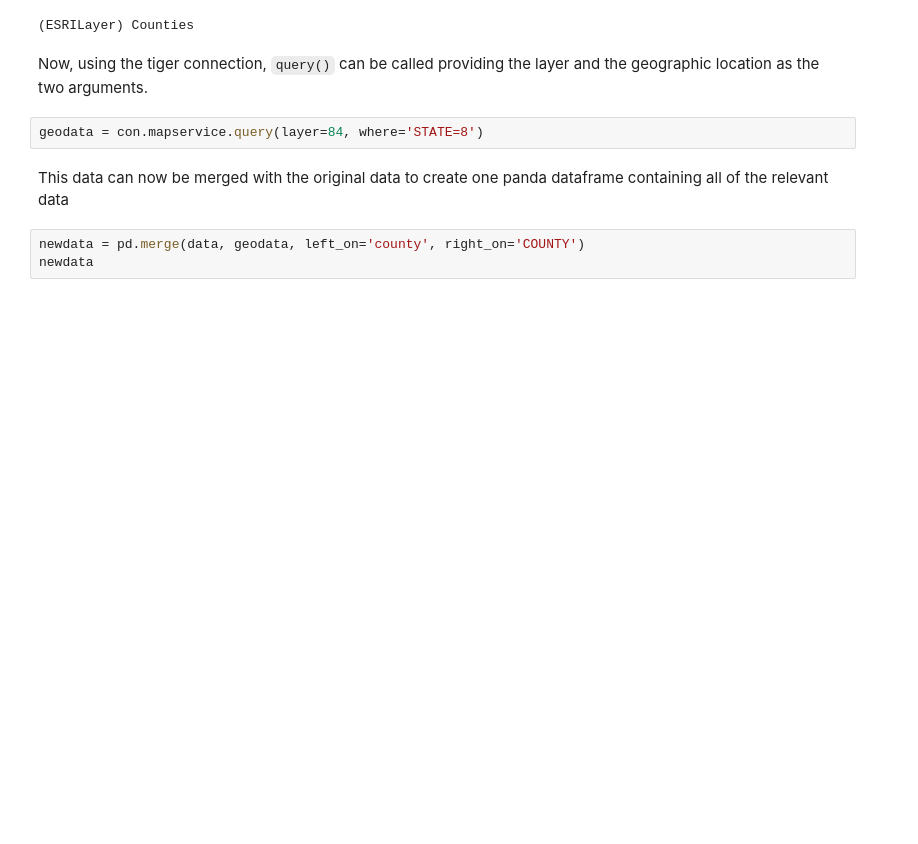
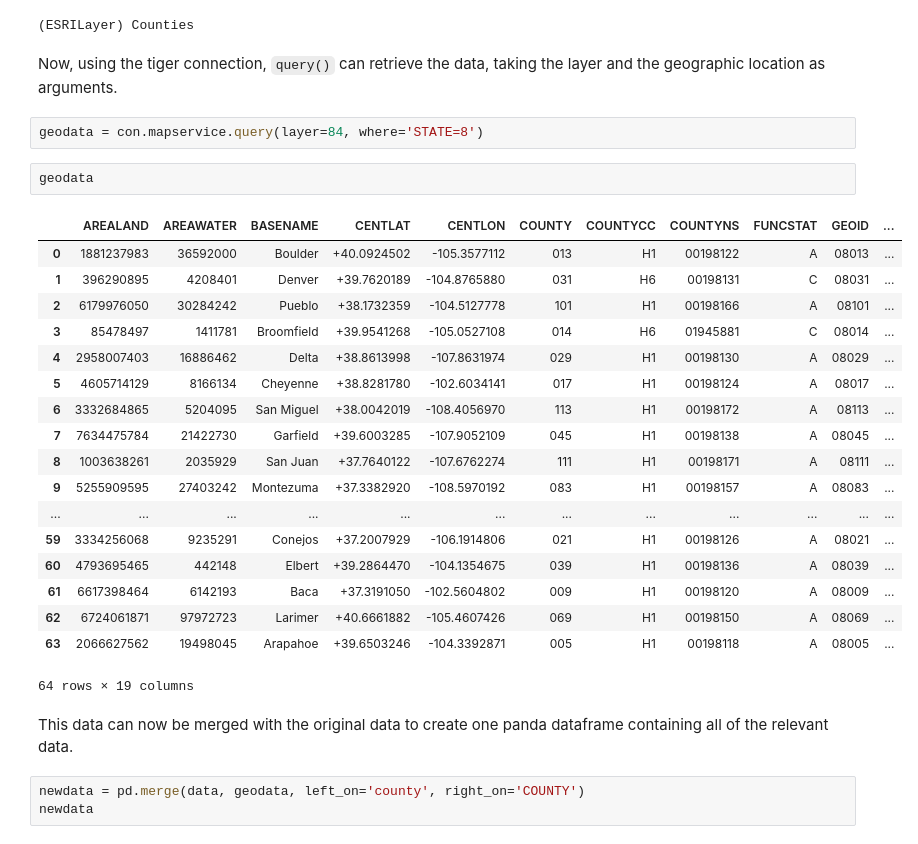
Before and after one commit to earthlab/tutorials, a Jupyter notebook: python/acquire_census_data.ipynb, the cells around one changed output. Saved outputs shown, nothing was run; the diff lists cells and outputs as text; blank space fills up the shorter version.

```diff
--- a/python/acquire_census_data.ipynb
+++ b/python/acquire_census_data.ipynb
@@ -185,11 +235,32 @@ con.mapservice.layers[84]
 # %% [output]
 (ESRILayer) Counties
 # %% [markdown]
-Now, using the tiger connection, `query()` can be called providing the layer and the geographic location as the two arguments.
+Now, using the tiger connection, `query()` can retrieve the data, taking the layer and the geographic location as arguments.
 # %%
 geodata = con.mapservice.query(layer=84, where='STATE=8')
+# %%
+geodata
+# %% [output]
+|  | AREALAND | AREAWATER | BASENAME | CENTLAT | CENTLON | COUNTY | COUNTYCC | COUNTYNS | FUNCSTAT | GEOID | ... |
+| 0 | 1881237983 | 36592000 | Boulder | +40.0924502 | -105.3577112 | 013 | H1 | 00198122 | A | 08013 | ... |
+| 1 | 396290895 | 4208401 | Denver | +39.7620189 | -104.8765880 | 031 | H6 | 00198131 | C | 08031 | ... |
+| 2 | 6179976050 | 30284242 | Pueblo | +38.1732359 | -104.5127778 | 101 | H1 | 00198166 | A | 08101 | ... |
+| 3 | 85478497 | 1411781 | Broomfield | +39.9541268 | -105.0527108 | 014 | H6 | 01945881 | C | 08014 | ... |
+| 4 | 2958007403 | 16886462 | Delta | +38.8613998 | -107.8631974 | 029 | H1 | 00198130 | A | 08029 | ... |
+| 5 | 4605714129 | 8166134 | Cheyenne | +38.8281780 | -102.6034141 | 017 | H1 | 00198124 | A | 08017 | ... |
+| 6 | 3332684865 | 5204095 | San Miguel | +38.0042019 | -108.4056970 | 113 | H1 | 00198172 | A | 08113 | ... |
+| 7 | 7634475784 | 21422730 | Garfield | +39.6003285 | -107.9052109 | 045 | H1 | 00198138 | A | 08045 | ... |
+| 8 | 1003638261 | 2035929 | San Juan | +37.7640122 | -107.6762274 | 111 | H1 | 00198171 | A | 08111 | ... |
+| 9 | 5255909595 | 27403242 | Montezuma | +37.3382920 | -108.5970192 | 083 | H1 | 00198157 | A | 08083 | ... |
+| ... | ... | ... | ... | ... | ... | ... | ... | ... | ... | ... | ... |
+| 59 | 3334256068 | 9235291 | Conejos | +37.2007929 | -106.1914806 | 021 | H1 | 00198126 | A | 08021 | ... |
+| 60 | 4793695465 | 442148 | Elbert | +39.2864470 | -104.1354675 | 039 | H1 | 00198136 | A | 08039 | ... |
+| 61 | 6617398464 | 6142193 | Baca | +37.3191050 | -102.5604802 | 009 | H1 | 00198120 | A | 08009 | ... |
+| 62 | 6724061871 | 97972723 | Larimer | +40.6661882 | -105.4607426 | 069 | H1 | 00198150 | A | 08069 | ... |
+| 63 | 2066627562 | 19498045 | Arapahoe | +39.6503246 | -104.3392871 | 005 | H1 | 00198118 | A | 08005 | ... |
+64 rows × 19 columns
 # %% [markdown]
-This data can now be merged with the original data to create one panda dataframe containing all of the relevant data
+This data can now be merged with the original data to create one panda dataframe containing all of the relevant data.
 # %%
 newdata = pd.merge(data, geodata, left_on='county', right_on='COUNTY')
 newdata
```
Also changed, not shown: parts of 17 cells of this notebook.
